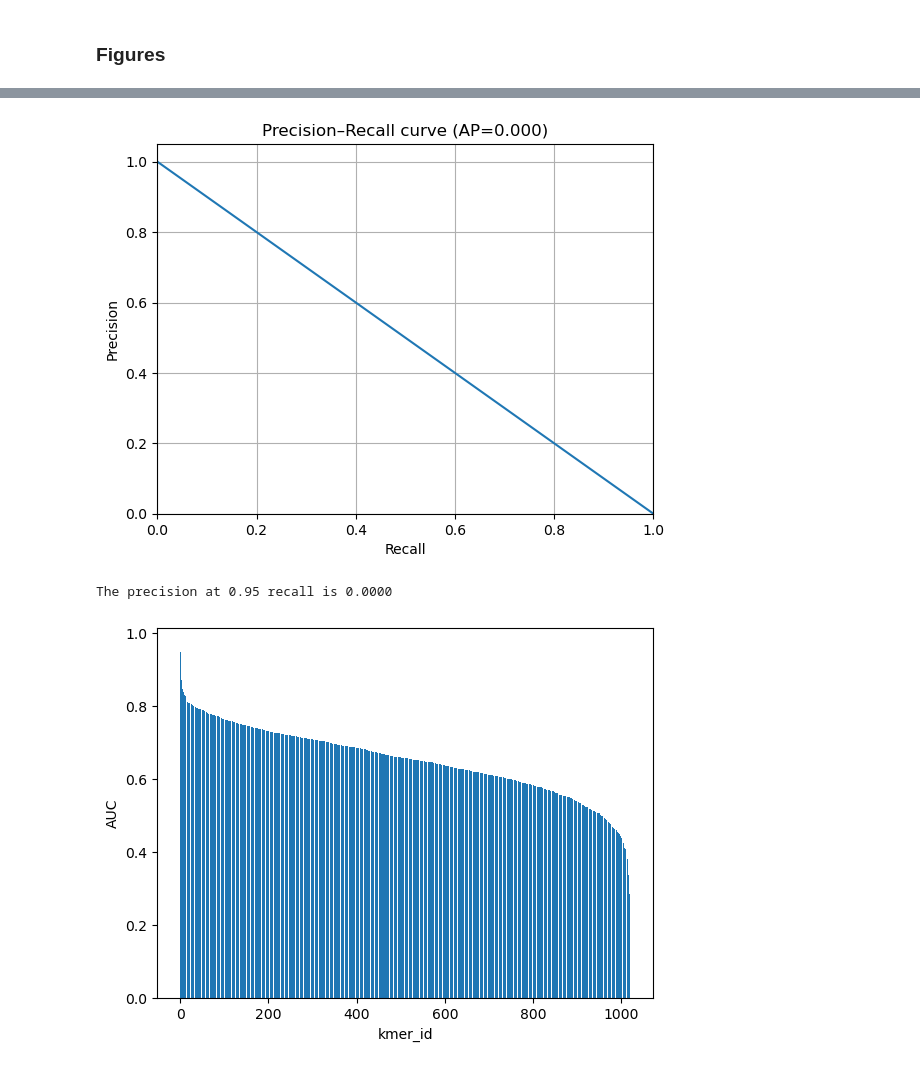
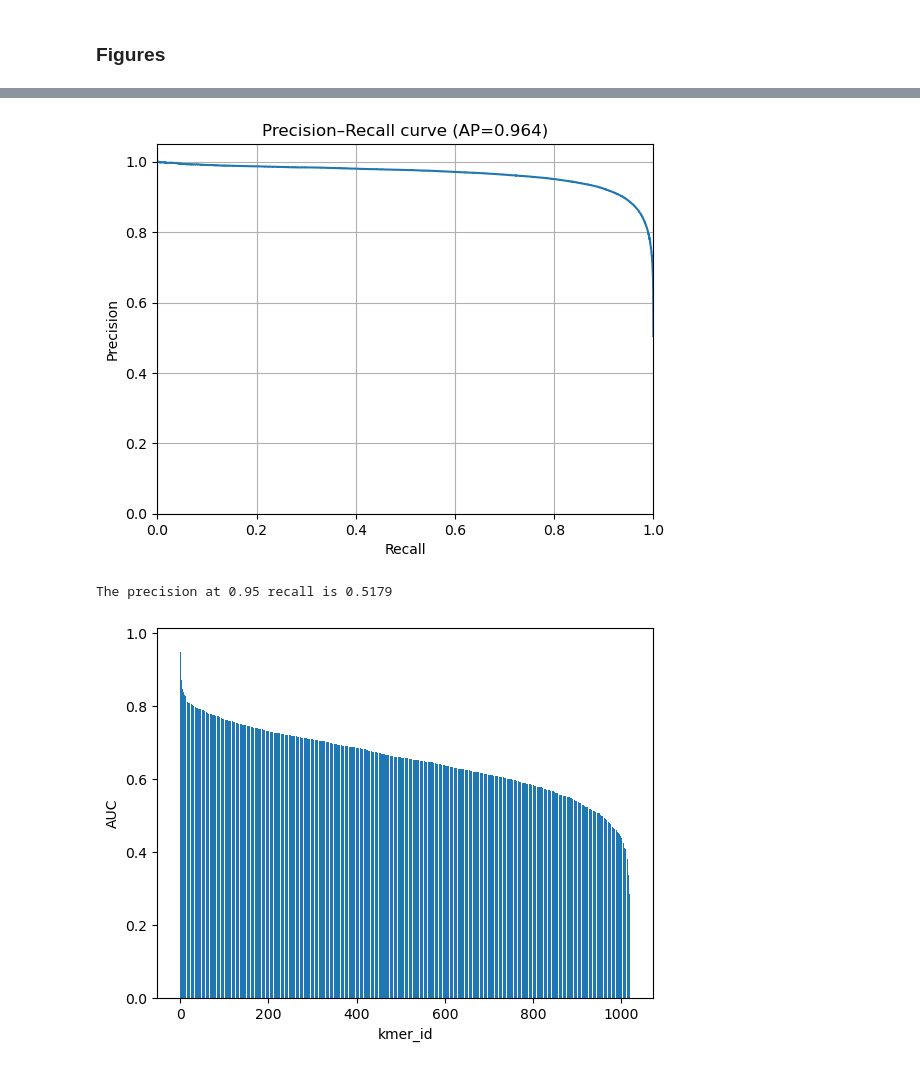
Before and after one commit to WGLab/novamod, a Jupyter notebook: training/evaluation.ipynb, the cells around one changed output, grey strips where cells are left out. Drawn from its saved outputs; the diff is of its cells as text; code cells hidden in the pictures.

```diff
--- a/training/evaluation.ipynb
+++ b/training/evaluation.ipynb
@@ -113,37 +74,37 @@ def plot_pr_curve(scores, labels, title="Precision–Recall curve"):
     precision, recall, thresholds = precision_recall_curve(labels, scores)
     ap = average_precision_score(labels, scores)
 
     plt.figure()
     plt.plot(recall, precision)
     plt.xlabel("Recall")
     plt.ylabel("Precision")
     plt.title(f"{title} (AP={ap:.3f})")
     plt.ylim(0.0, 1.05)
     plt.xlim(0.0, 1.0)
     plt.grid(True)
     plt.savefig("./figures/PRC_latest.png", dpi=300)
     plt.show()
 
-plot_pr_curve(df['scores'], df['labels'])
+plot_pr_curve(df['score_recon'], df['labels'])
 
 def precision_at_threshold(scores, labels, recall):
     threshold = torch.quantile(torch.Tensor(scores[labels == 0].values), 1.0-recall)
     scores = torch.Tensor(scores.values)
     labels = torch.Tensor(labels.values)
     preds = (scores >= threshold).long()  # predicted anomalies
 
     tp = ((preds == 1) & (labels == 1)).sum().item()
     fp = ((preds == 1) & (labels == 0)).sum().item()
 
     precision = tp / (tp + fp + 1e-8)
     return precision
 
 target_recall = 0.95
-prec = precision_at_threshold(df['scores'], df['labels'], target_recall)
+prec = precision_at_threshold(df['score_recon'], df['labels'], target_recall)
 print(f"The precision at {target_recall} recall is {prec:.4f}")
 # %% [output]
-[figure, old version]
+[figure, new version]
-The precision at 0.95 recall is 0.0000
+The precision at 0.95 recall is 0.5179
 # %%
 #per k-mer evaluation
 base_map = {0: "A", 1: "C", 2: "G", 3: "T"}
```
Also changed, not shown: parts of 3 cells of this notebook, 12 other files.
